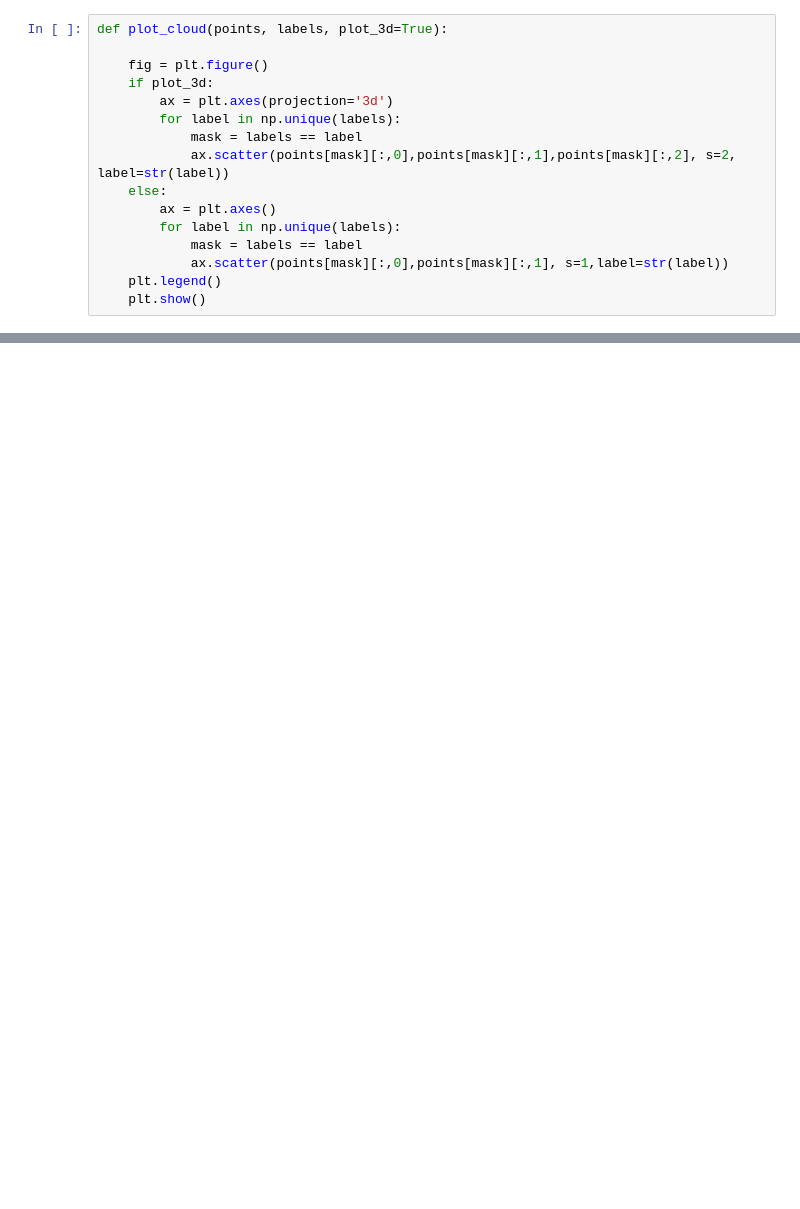
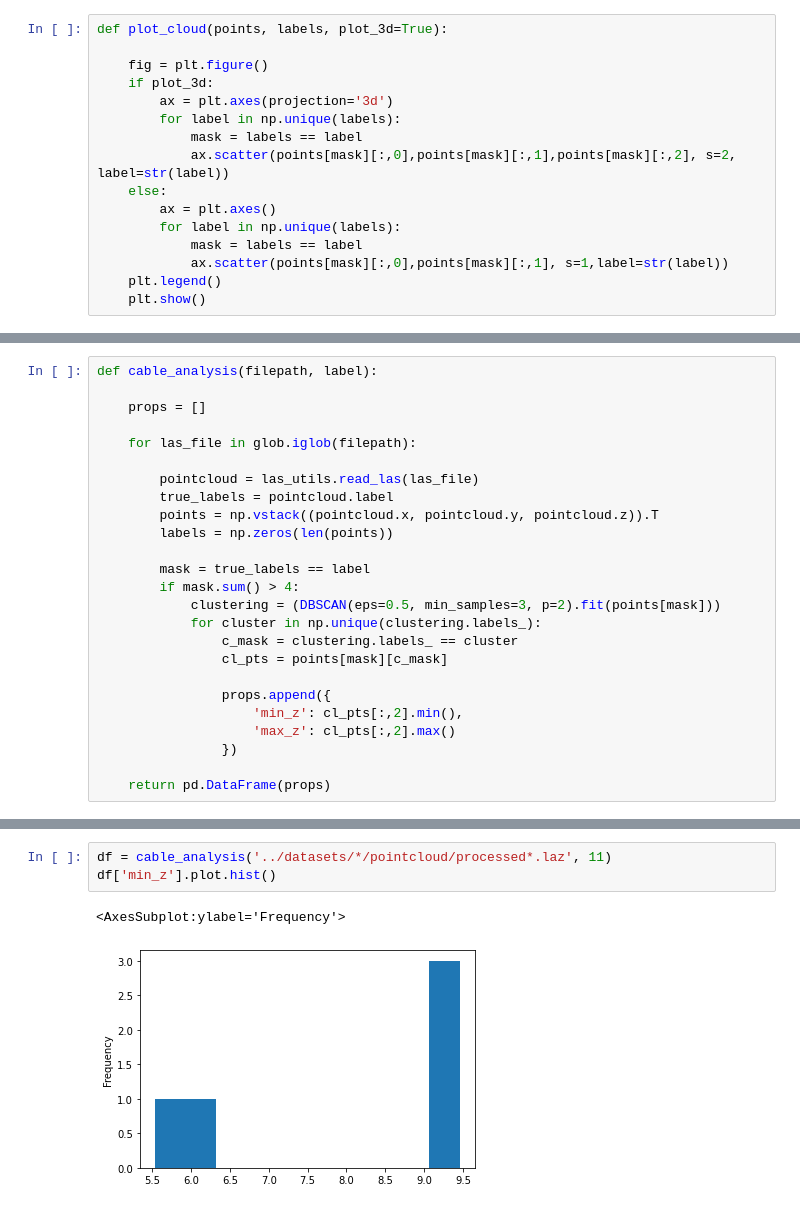
Before and after one commit to Amsterdam-Internships/UPC_Suspended_Streetlight_Extractor, a Jupyter notebook: milestone_4/ArmatuurAnalysis.ipynb, the cells around one changed output, grey strips where cells are left out. Cells and saved outputs as stored; diff of their text form; blank space fills up the shorter version.

```diff
--- a/milestone_4/ArmatuurAnalysis.ipynb
+++ b/milestone_4/ArmatuurAnalysis.ipynb
@@ -119,0 +144,25 @@ array([0.68, 0.85, 0.46])
+# %%
+def cable_analysis(filepath, label):
+
+    props = []
+
+    for las_file in glob.iglob(filepath):
+
+        pointcloud = las_utils.read_las(las_file)
+        true_labels = pointcloud.label
+        points = np.vstack((pointcloud.x, pointcloud.y, pointcloud.z)).T
+        labels = np.zeros(len(points))
+
+        mask = true_labels == label
+        if mask.sum() > 4:
+            clustering = (DBSCAN(eps=0.5, min_samples=3, p=2).fit(points[mask]))
+            for cluster in np.unique(clustering.labels_):
+                c_mask = clustering.labels_ == cluster
+                cl_pts = points[mask][c_mask]
+
+                props.append({
+                    'min_z': cl_pts[:,2].min(),
+                    'max_z': cl_pts[:,2].max()
+                })
+
+    return pd.DataFrame(props)
@@ -119,0 +185,6 @@ array([0.68, 0.85, 0.46])
+# %%
+df = cable_analysis('../datasets/*/pointcloud/processed*.laz', 11)
+df['min_z'].plot.hist()
+# %% [output]
+<AxesSubplot:ylabel='Frequency'>
+[figure, added]
```
Also changed, not shown: parts of 11 cells of this notebook, 2 other files.
